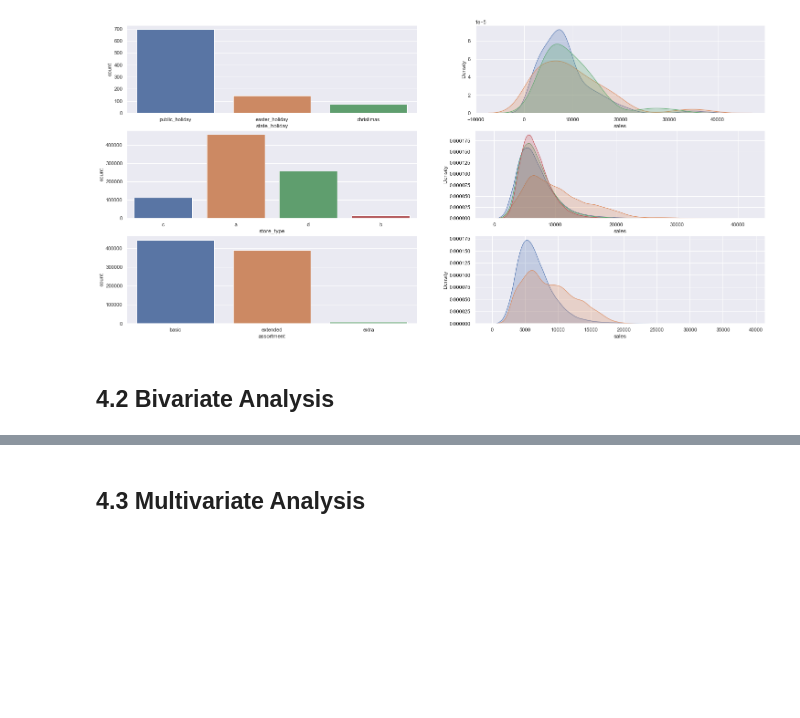
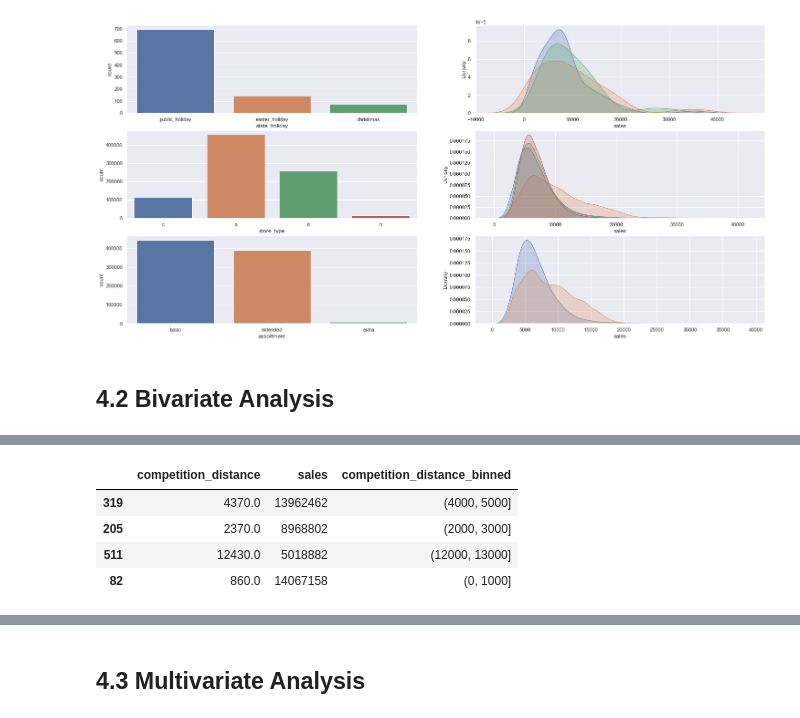
Before and after one commit to Riva-Felix/DS-Projects, a Jupyter notebook: DS_EM_Producao.ipynb, the cells around one changed output, grey strips where cells are left out. Cells and saved outputs as stored; diff of their text form; code cells hidden in the pictures; blank space fills up the shorter version.

```diff
--- a/DS_EM_Producao.ipynb
+++ b/DS_EM_Producao.ipynb
@@ -424,0 +487,8 @@ sns.kdeplot(df4[df4['assortment'] == 'extra']['sales'], label= 'extra', shade=Tr
+# %%
+aux1.sample(4)
+# %% [output]
+|  | competition_distance | sales | competition_distance_binned |
+| 319 | 4370.0 | 13962462 | (4000, 5000] |
+| 205 | 2370.0 | 8968802 | (2000, 3000] |
+| 511 | 12430.0 | 5018882 | (12000, 13000] |
+| 82 | 860.0 | 14067158 | (0, 1000] |
```
Also changed, not shown: parts of 18 cells of this notebook.
